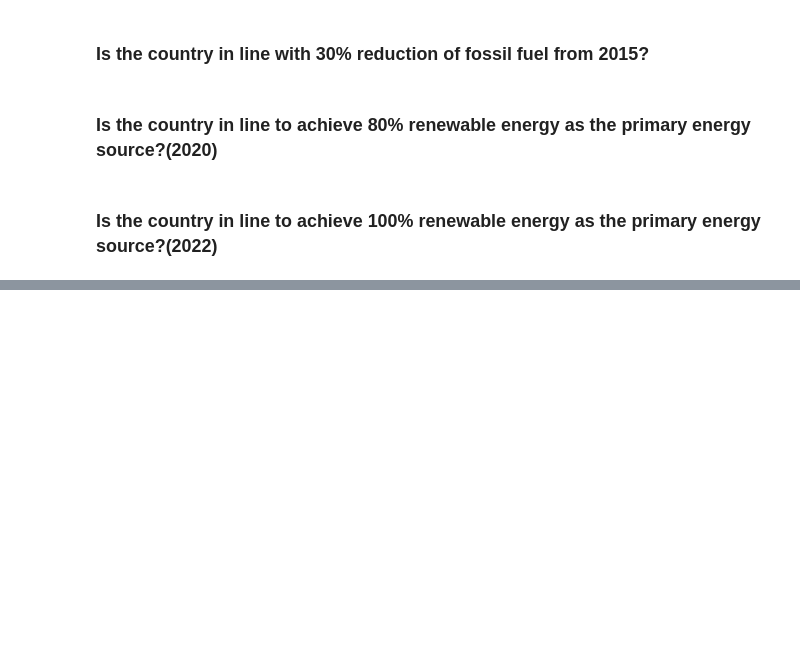
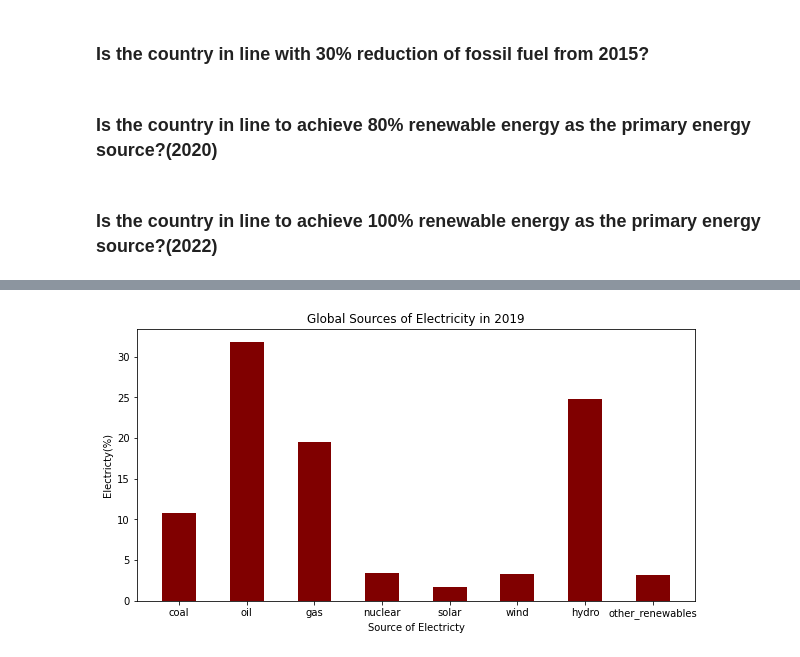
Before and after one commit to AlexTwenji777/Prep-Group-Project, a Jupyter notebook: Panthers.ipynb, the cells around one changed output, grey strips where cells are left out. Cells and saved outputs as stored; diff of their text form; code cells hidden in the pictures; blank space fills up the shorter version.

Commit message:
add Data Analysis for World Bank Datasets

```diff
--- a/Panthers.ipynb
+++ b/Panthers.ipynb
@@ -1137,0 +1154,3 @@ plt.show()
+# %%
+Global_renewables = pd.read_csv('share-electricity-renewables.csv')
+Global_renewables.head()
@@ -1137,0 +1176,4 @@ plt.show()
+# %%
+# Let's make the column titles consistent
+Global_source.columns = ['Entity', 'Code', 'Year', 'percent_coal_electricity', 'percent_oil_electricity', 'percent_gas_electricity', 'percent_nuclear_electricity', 'percent_solar_electricity', 'percent_wind_electricity', 'percent_hydro_electricity', 'percent_other_renewables', 'percent_renewables_total']
+Global_source.head()
@@ -1137,0 +1187,4 @@ plt.show()
+# %%
+# Using the 2019 data for all countries
+Most_Recent = Global_source[Global_source.Year == 2019]
+Most_Recent.Entity.unique()
@@ -1137,0 +1209,21 @@ plt.show()
+# %%
+# From the above we can see a World row, we'll ignore it and reintroduce it later to check validity of our results
+# We'll also remove the continents indicated i.e. Africa, Europe and North America.
+# Australia is both a country and continent, therefore, we'll leave it in when analysing countries
+Most_Recent_countries = Most_Recent[(Most_Recent['Entity'] != 'World') & (Most_Recent['Entity'] != 'Africa')  & (Most_Recent['Entity'] != 'Europe')  & (Most_Recent['Entity'] != 'North America')].copy(deep=True)
+Most_Recent_countries_coal = Most_Recent_countries.percent_coal_electricity.sum() / Most_Recent_countries.percent_coal_electricity.count()
+Most_Recent_countries_oil = Most_Recent_countries.percent_oil_electricity.sum() / Most_Recent_countries.percent_oil_electricity.count()
+Most_Recent_countries_gas = Most_Recent_countries.percent_gas_electricity.sum() / Most_Recent_countries.percent_gas_electricity.count()
+Most_Recent_countries_nuclear = Most_Recent_countries.percent_nuclear_electricity.sum() / Most_Recent_countries.percent_nuclear_electricity.count()
+Most_Recent_countries_solar = Most_Recent_countries.percent_solar_electricity.sum() / Most_Recent_countries.percent_solar_electricity.count()
+Most_Recent_countries_wind = Most_Recent_countries.percent_wind_electricity.sum() / Most_Recent_countries.percent_wind_electricity.count()
+Most_Recent_countries_hydro = Most_Recent_countries.percent_hydro_electricity.sum() / Most_Recent_countries.percent_hydro_electricity.count()
+Most_Recent_countries_other_renewables = Most_Recent_countries.percent_other_renewables.sum() / Most_Recent_countries.percent_other_renewables.count()
+Most_Recent_countries_renewables_total = Most_Recent_countries.percent_renewables_total.sum() / Most_Recent_countries.percent_renewables_total.count()
+
+Usage_2019 = [Most_Recent_countries_coal,Most_Recent_countries_oil,Most_Recent_countries_gas,Most_Recent_countries_nuclear,Most_Recent_countries_solar,Most_Recent_countries_wind,Most_Recent_countries_hydro,Most_Recent_countries_other_renewables]
+c = ['coal','oil','gas','nuclear','solar','wind','hydro','other_renewables']
+l = pd.DataFrame(Usage_2019,index = c)
+l
+# Below, we see the predominant source world-wide is oil, followed by hydro and finally gas.
+# The least contributors are solar, other renewables and wind
@@ -1137,0 +1240,14 @@ plt.show()
+# %%
+#Plotting comparison
+plt.figure(figsize = (10, 5))
+
+# creating the bar plot
+plt.bar(c,Usage_2019,color ='maroon',  width = 0.5)
+
+plt.xlabel("Source of Electricty")
+plt.ylabel("Electricty(%)")
+plt.title("Global Sources of Electricity in 2019")
+# plt.xticks(np.arange(2009, 2012,1.0))
+plt.show()
+# %% [output]
+[figure, added]
```
Also changed, not shown: parts of 49 cells of this notebook, 1 other file.
